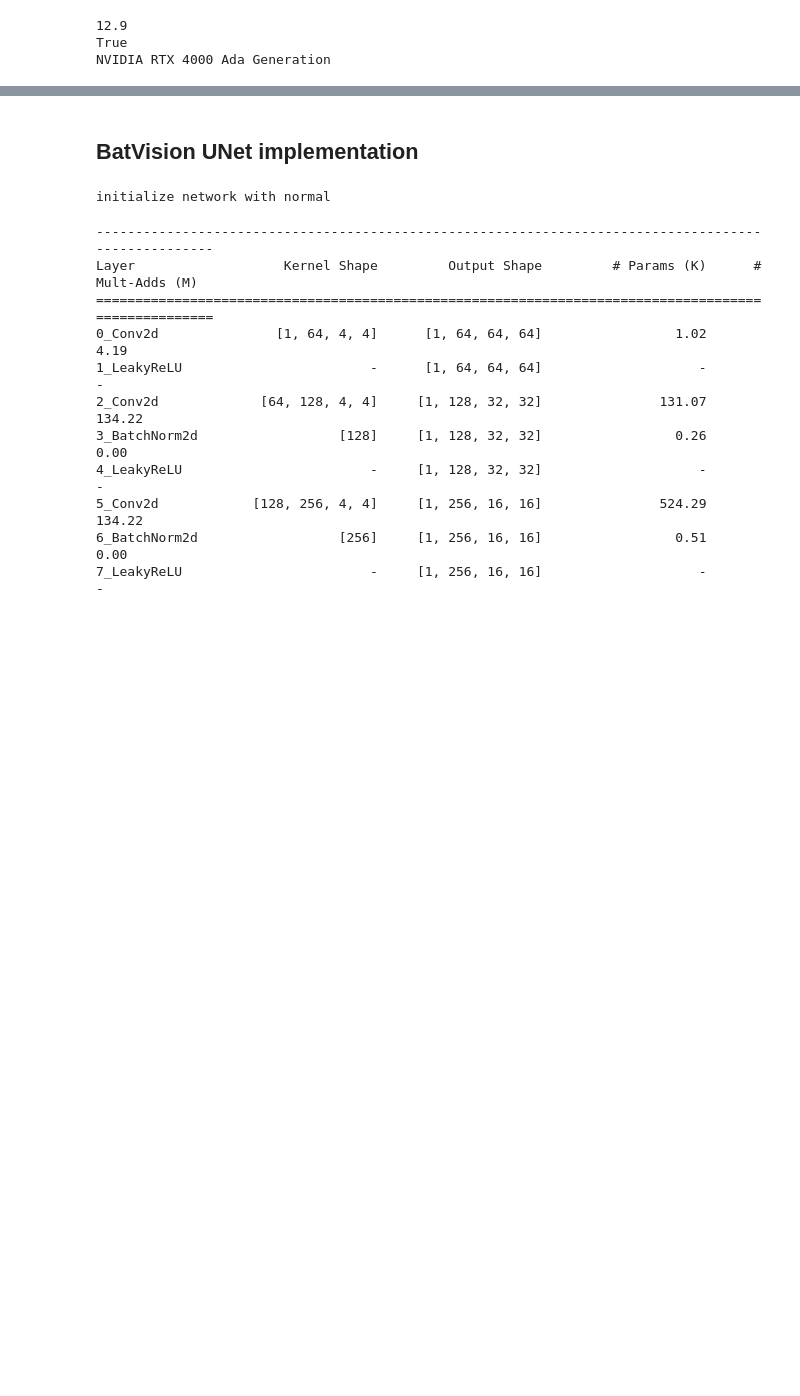
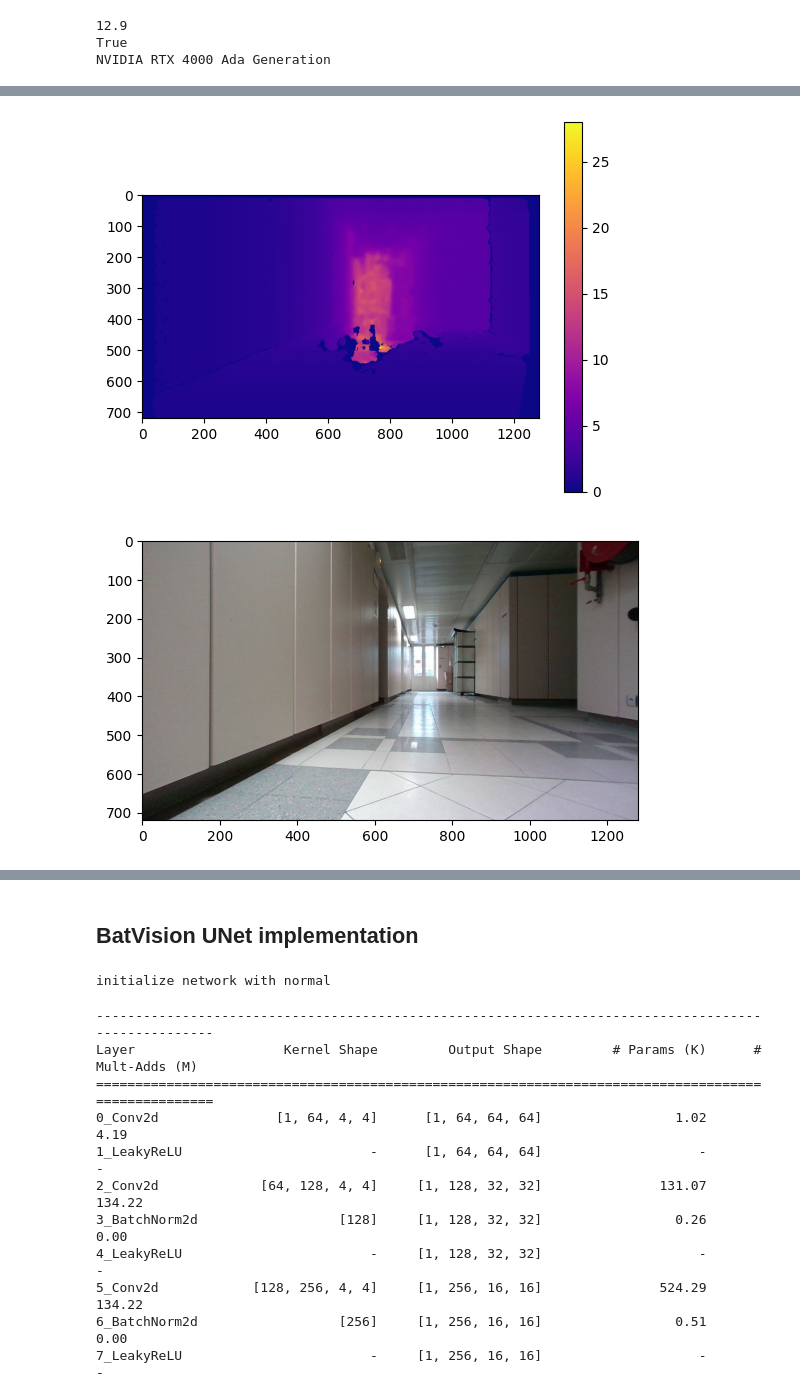
Before and after one commit to daniel-tomiwa/batvision, a Jupyter notebook: playground.ipynb, the cells around one changed output, grey strips where cells are left out. Drawn from its saved outputs; the diff is of its cells as text; code cells hidden in the pictures; blank space fills up the shorter version.

```diff
--- a/playground.ipynb
+++ b/playground.ipynb
@@ -8,3 +8,25 @@ print(torch.cuda.get_device_name(0))
 12.9
 True
 NVIDIA RTX 4000 Ada Generation
+# %%
+import os
+import pandas as pd
+import numpy as np
+import matplotlib.pyplot as plt
+
+
+root_dir = "/media/internal/nvme/daniel/batvision/data/BatvisionV2"
+annotation_file = "test.csv"
+
+location_list = os.listdir(root_dir)
+
+location_csv_paths = [os.path.join(root_dir, location, annotation_file) for location in location_list]
+
+instances = []
+
+for location_csv in location_csv_paths:
+    instances.append(pd.read_csv(location_csv))
+
+instances = pd.concat(instances)
+
+instances.head()
@@ -10,0 +40,21 @@ NVIDIA RTX 4000 Ada Generation
+# %%
+instance = instances.iloc[200]
+
+depth_path = os.path.join(root_dir, instance['depth path'], instance['depth file name'])
+# Load depth map
+depth = np.load(depth_path).astype(np.float32)
+depth = depth / 1000 # to go from mm to m
+
+image_path = os.path.join(root_dir, instance['camera path'], instance['camera file name'])
+# Load image
+image = plt.imread(image_path)
+
+plt.imshow(depth, cmap='plasma')
+plt.colorbar()
+plt.show()
+
+plt.imshow(image)
+plt.show()
+# %% [output]
+[figure, added]
+[figure, added]
```
Also changed, not shown: parts of 7 cells of this notebook, 9 other files.
